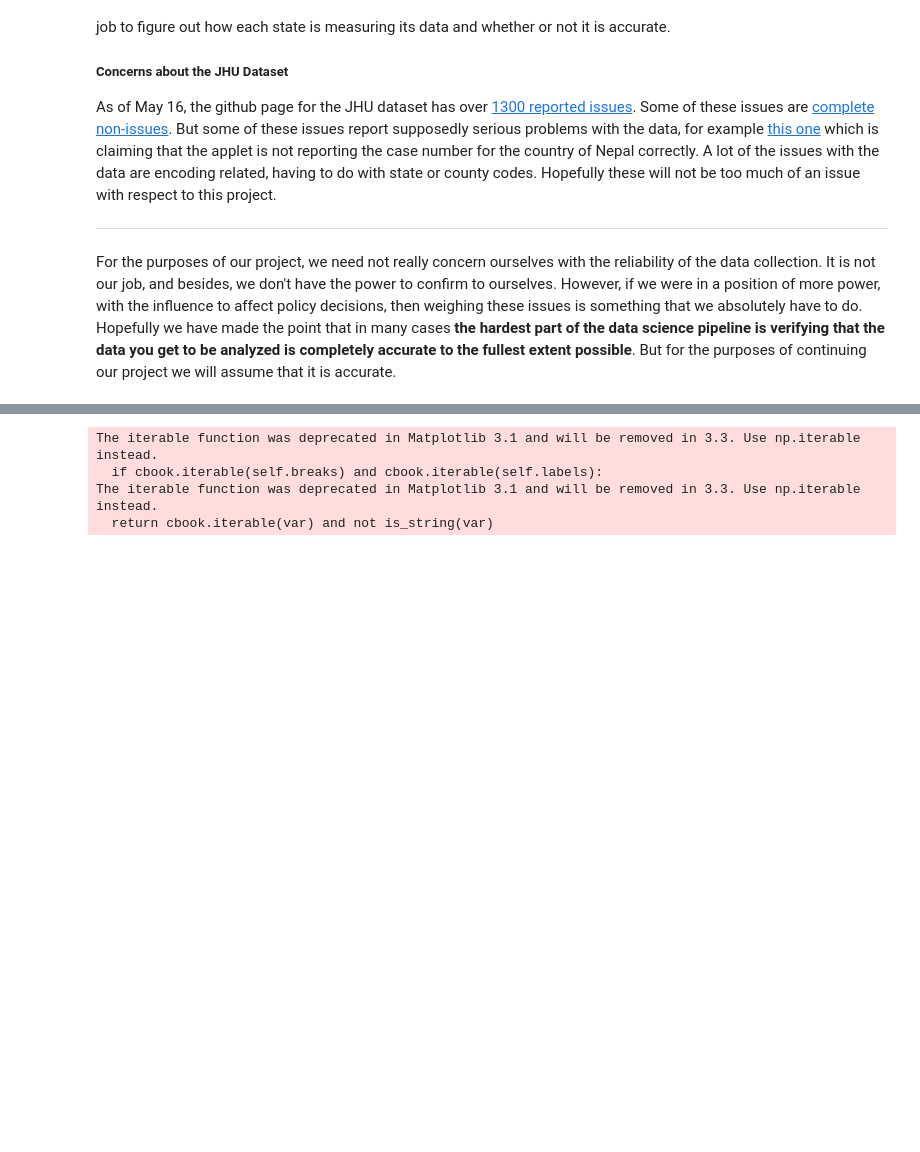
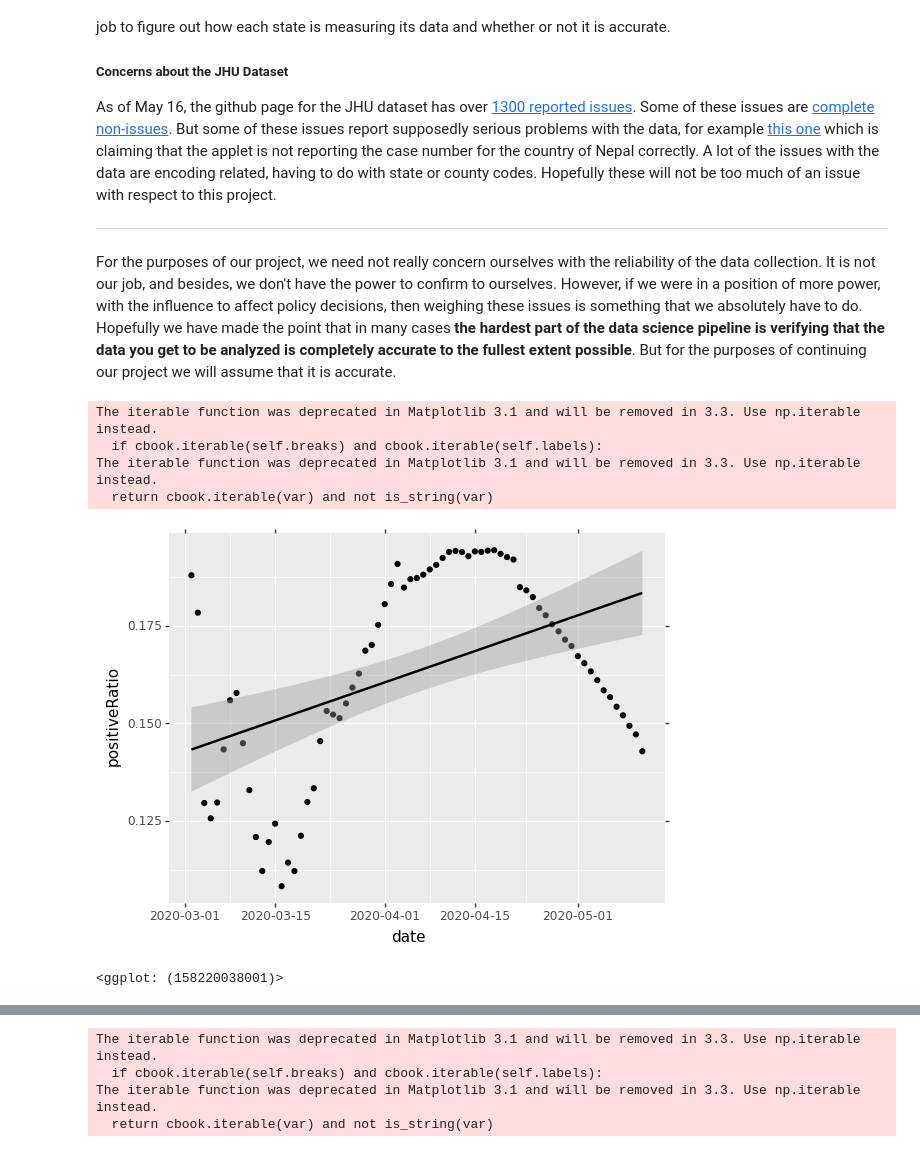
Before and after one commit to jonlin1000/jonlin1000.github.io, a Jupyter notebook: FinalProject.ipynb, the cells around one changed output, grey strips where cells are left out. Drawn from its saved outputs; the diff is of its cells as text; code cells hidden in the pictures; blank space fills up the shorter version.

```diff
--- a/FinalProject.ipynb
+++ b/FinalProject.ipynb
@@ -113,3 +113,20 @@ for s in states:
+# %%
+us_df = data.groupby('date').agg({'positive' : ['sum'], 'negative' : ['sum']}).reset_index()
+us_df['totalTested'] = us_df['positive'] + us_df['negative']
+temp = list()
+for i, row in us_df.iterrows():
+    temp.append(int(row['positive'])/int(row['totalTested']))
+
+us_df['positiveRatio'] = temp
+(ggplot(us_df, aes(x='date', y='positive'))+ geom_point()+ geom_smooth(method='lm'))
+(ggplot(us_df, aes(x='date', y='positiveRatio'))+ geom_point()+ geom_smooth(method='lm'))
+# %% [output]
+The iterable function was deprecated in Matplotlib 3.1 and will be removed in 3.3. Use np.iterable instead.
+  if cbook.iterable(self.breaks) and cbook.iterable(self.labels):
+The iterable function was deprecated in Matplotlib 3.1 and will be removed in 3.3. Use np.iterable instead.
+  return cbook.iterable(var) and not is_string(var)
+[figure, added]
+<ggplot: (158220038001)>
 # %%
 (ggplot(data, aes(x='date', y='positive', color='state'))
          + geom_point()
```
Also changed, not shown: parts of 5 cells of this notebook.
